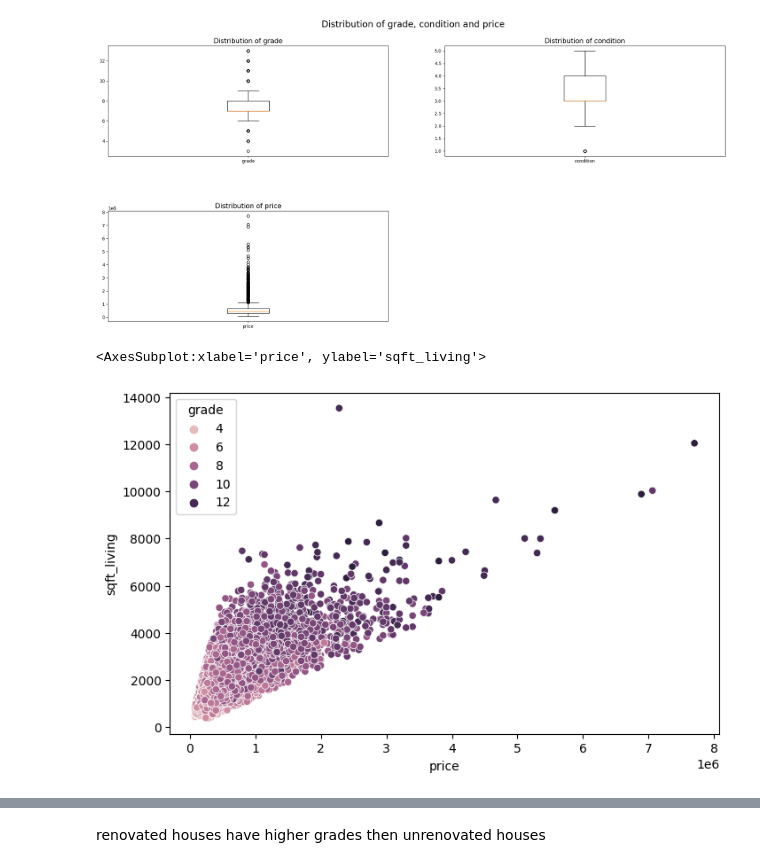
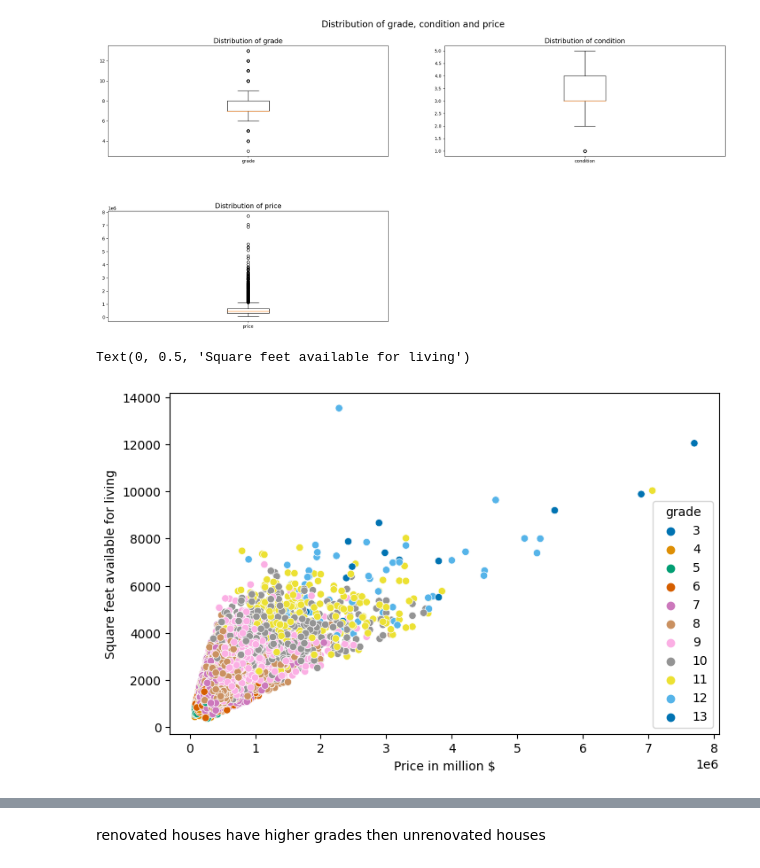
Before and after one commit to henryklange/ds-eda-soloproject, a Jupyter notebook: EDA.ipynb, the cells around one changed output, grey strips where cells are left out. Cells and saved outputs as stored; diff of their text form; code cells hidden in the pictures.

```diff
--- a/EDA.ipynb
+++ b/EDA.ipynb
@@ -120,12 +120,15 @@ fig.delaxes(ax[1][1])
 # %%
 # House price in comparison to available living space, with grade added
 
-sns.scatterplot(x=df['price'], y=df['sqft_living'], hue=df.grade)
+psg = sns.scatterplot(x=df['price'], y=df['sqft_living'], hue=df.grade, palette = "colorblind")
+psg.set_xlabel("Price in million $")
+psg.set_ylabel("Square feet available for living")
+
 
 # general tendency of growing living space with growing price, while the grade also has influence on price
 # > with low price usually comes with small living space and low grade
 # %% [output]
-<AxesSubplot:xlabel='price', ylabel='sqft_living'>
+Text(0, 0.5, 'Square feet available for living')
-[figure, old version]
+[figure, new version]
 # %%
 # plotting price in relation to condition, with grade added as third dimension
```
Also changed, not shown: parts of 5 cells of this notebook, 3 other files.
